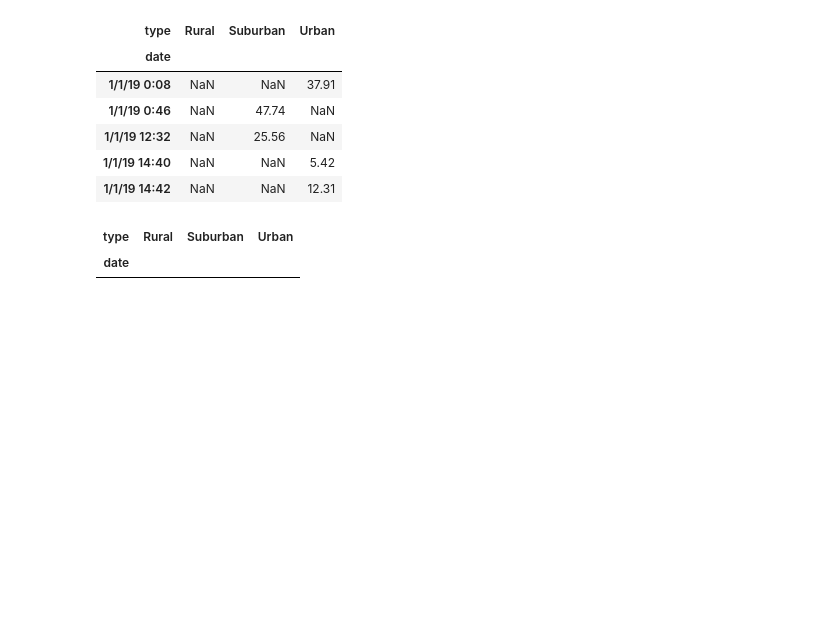
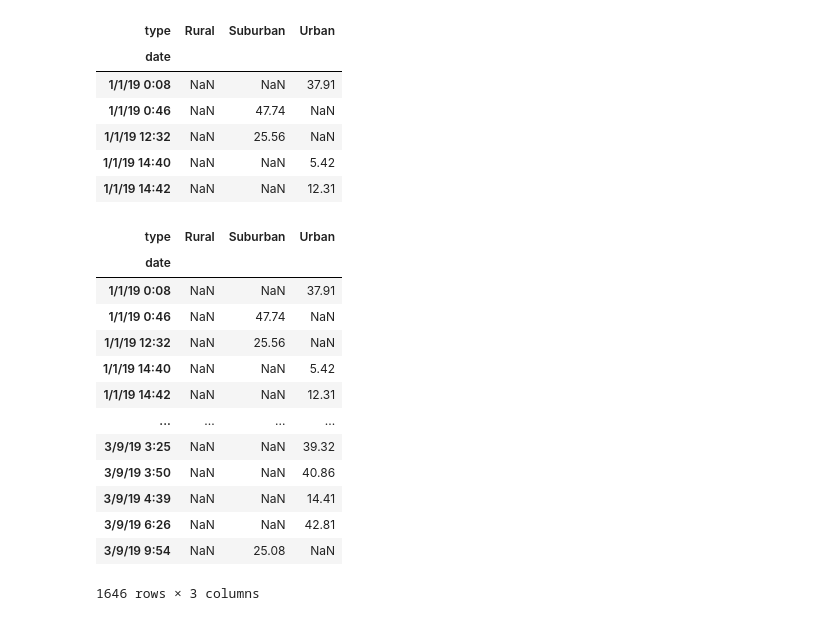
Before and after one commit to Kelcon86/PyBer_Analysis, a Jupyter notebook: PyBer_Challenge.ipynb, the cells around one changed output. Saved outputs shown, nothing was run; the diff lists cells and outputs as text; code cells hidden in the pictures; blank space fills up the shorter version.

```diff
--- a/PyBer_Challenge.ipynb
+++ b/PyBer_Challenge.ipynb
@@ -140,8 +140,8 @@ pyber_data_df.head()
 # %%
 # 2. Using groupby() to create a new DataFrame showing the sum of the fares
 #  for each date where the indices are the city type and date.
-total_fare_per_date_df =pyber_data_df.groupby(["type", "date"]).sum()[["fare"]]
-total_fare_per_date_df.head()
+fare_by_city_date_df = pyber_data_df.groupby(['type','date']).sum().fare.to_frame()
+fare_by_city_date_df.head()
 # %% [output]
 |  |  | fare |
 | type | date |  |
@@ -153,8 +153,8 @@ total_fare_per_date_df.head()
 # %%
 # 3. Reset the index on the DataFrame you created in #1. This is needed to use the 'pivot()' function.
 # df = df.reset_index()
-total_fare_per_date_df = total_fare_per_date_df.reset_index()
-total_fare_per_date_df.head()
+fare_by_city_date_df = fare_by_city_date_df.reset_index()
+fare_by_city_date_df.head()
 # %% [output]
 |  | type | date | fare |
 | 0 | Rural | 1/1/19 9:45 | 43.69 |
@@ -165,8 +165,8 @@ total_fare_per_date_df.head()
 # %%
 # 4. Create a pivot table with the 'date' as the index, the columns ='type', and values='fare'
 # to get the total fares for each type of city by the date.
-total_fare_per_date_pivot = total_fare_per_date_df.pivot(index="date", columns="type", values="fare")
-total_fare_per_date_pivot.head()
+fare_by_city_date_df = fare_by_city_date_df.pivot(index='date',columns='type', values='fare')
+fare_by_city_date_df.head()
 # %% [output]
 | type | Rural | Suburban | Urban |
 | date |  |  |  |
@@ -177,11 +177,23 @@ total_fare_per_date_pivot.head()
 | 1/1/19 14:42 | NaN | NaN | 12.31 |
 # %%
 # 5. Create a new DataFrame from the pivot table DataFrame using loc on the given dates, '2019-01-01':'2019-04-29'.
-filtered_fare_date_df = total_fare_per_date_pivot.loc['2019-01-01':'2019-04-29']
-filtered_fare_date_df.head()
+fare_dates_df = fare_by_city_date_df.loc['1-1-19':'4-29-19']
+fare_dates_df
 # %% [output]
 | type | Rural | Suburban | Urban |
 | date |  |  |  |
+| 1/1/19 0:08 | NaN | NaN | 37.91 |
+| 1/1/19 0:46 | NaN | 47.74 | NaN |
+| 1/1/19 12:32 | NaN | 25.56 | NaN |
+| 1/1/19 14:40 | NaN | NaN | 5.42 |
+| 1/1/19 14:42 | NaN | NaN | 12.31 |
+| ... | ... | ... | ... |
+| 3/9/19 3:25 | NaN | NaN | 39.32 |
+| 3/9/19 3:50 | NaN | NaN | 40.86 |
+| 3/9/19 4:39 | NaN | NaN | 14.41 |
+| 3/9/19 6:26 | NaN | NaN | 42.81 |
+| 3/9/19 9:54 | NaN | 25.08 | NaN |
+1646 rows × 3 columns
 # %%
 # 6. Set the "date" index to datetime datatype. This is necessary to use the resample() method in Step 8.
 # df.index = pd.to_datetime(df.index)
```
Also changed, not shown: parts of 4 cells of this notebook, 2 other files.
